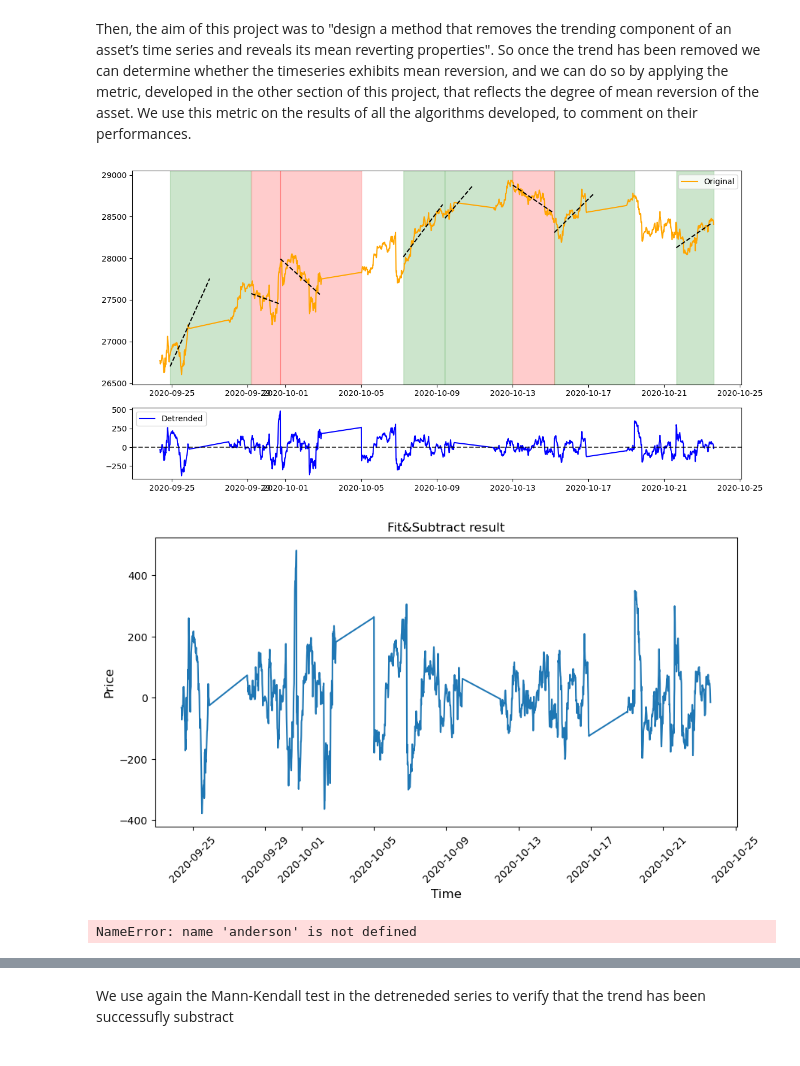
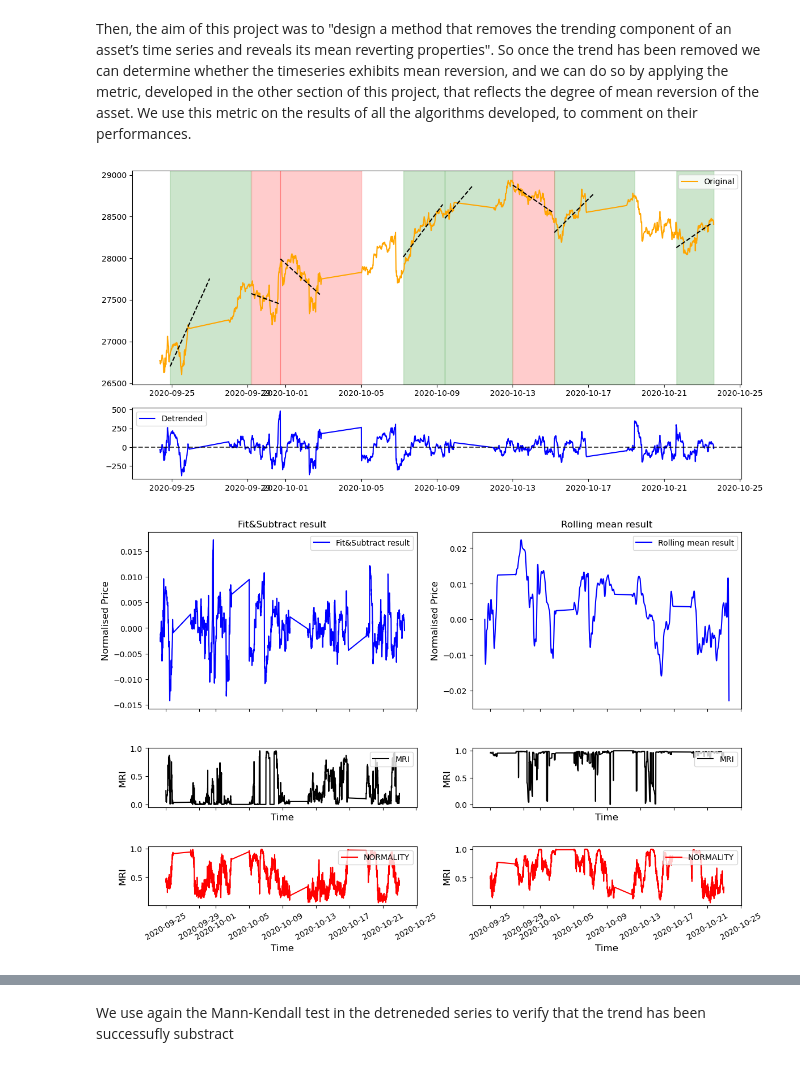
Before and after one commit to gpoccianti/LCP_projects_Y7, a Jupyter notebook: XSOR_report_(1)-7.ipynb, the cells around one changed output, grey strips where cells are left out. Saved outputs shown, nothing was run; the diff lists cells and outputs as text; code cells hidden in the pictures.

```diff
--- a/XSOR_report_(1)-7.ipynb
+++ b/XSOR_report_(1)-7.ipynb
@@ -233,7 +235,7 @@ from hurst import compute_Hc
 
 # Example usage:
 # Load the data
-df, close_data = import_data("data_M15/FTSE100_M15_201912230600_202411131015.csv") #"data_M15/DJ_M15_202009240845_202411131015.csv"
+df, close_data = import_data("data_M15/DJ_M15_202009240845_202411131015.csv")
 
 # Select the data range for analysis
 t_min = 1500
@@ -1509,8 +1518,7 @@ plot_power_spectrum_with_area(detrended, fs, cutoff, title="After Fitting and Su
 # %% [markdown]
 Then, the aim of this project was to "design a method that removes the trending component of an asset’s time series and reveals its mean reverting properties". So once the trend has been removed we can determine whether the timeseries exhibits mean reversion, and we can do so by applying the metric, developed in the other section of this project, that reflects the degree of mean reversion of the asset. We use this metric on the results of all the algorithms developed, to comment on their performances.
 # %%
-from functions import *
-from scipy.stats import anderson
+df,_=import_data(file)
 
 detrended_full,_=process_time_series(
     file,
@@ -1518,73 +1526,59 @@ detrended_full,_=process_time_series(
     start_index=96*0,
     end_index=96*20)
 
-plt.figure(figsize=(10, 5))
-plt.plot(detrended_full, label='Detrended data')
-plt.xlabel("Time", fontsize=12)
-plt.xticks(rotation=45)
-plt.ylabel("Price", fontsize=12)
-plt.title("Fit&Subtract result")
-plt.show()
-
 #ARIMA MRI
 #fit&sub
 df_fitsub=detrended_full
-df_fitsub["rect"] = detrended_full/filtered_sig
+df_fitsub["rect"] = detrended_full/df["HA_close"][start_index:end_index]  #filtered_sig
+#df_fitsub["rect"]=df_fitsub["rect"].dropna
 
 window = 120
 df_fitsub["amplitude"] = df_fitsub["rect"].rolling(window=window, center=True).apply(find_amplitudes, raw=True)
 df_fitsub["volatility"] = df_fitsub["rect"].rolling(window=window, center=True).apply(volatility, raw=True)
 df_fitsub["MRI"] = df_fitsub["rect"].rolling(window=window, center=True).apply(mean_revertion_index, raw=True)
 
 #rolling mean
 df_mean=df['HA_close'][start_index:end_index]
-filtered_sig=filter_signal_by_auc(df_mean.values, df_mean.index)
-df_mean["rect"] = (filtered_sig-filtered_sig.rolling(window=100, min_periods=1, center=False).mean())/(filtered_sig)
+filtered_sig=filter_signal_by_auc(df_mean.values,df_mean.index, discard_fraction=0.01)
+df_mean["rect"] = (filtered_sig-filtered_sig.rolling(window=get_period(filtered_sig), min_periods=1, center=False).mean())/(filtered_sig)
 
 window = 120
 df_mean["amplitude"] = df_mean["rect"].rolling(window=window, center=True).apply(find_amplitudes, raw=True)
 df_mean["volatility"] = df_mean["rect"].rolling(window=window, center=True).apply(volatility, raw=True)
 df_mean["MRI"] = df_mean["rect"].rolling(window=window, center=True).apply(mean_revertion_index, raw=True)
 
 #Normal MRI
 #fit&sub
 df_fitsub["normality"] = df_fitsub["rect"].rolling(window = window, center = True).apply(assess_normality_rolling, raw=True, args = (int(window/8),) ) #2400 should be ok
 #rolling mean
 df_mean["normality"] = df_mean["rect"].rolling(window = window, center = True).apply(assess_normality_rolling, raw=True, args = (int(window/8),) ) #2400 should be ok
 
 #plotting
 
-datasets = [
-    (df_fitsub, "Fit&Subtract result"),
-    (df_mean, "Rolling mean result"),
-]
+data_labels = ["rect", "MRI", "normality"]
+titles = ["Fit&Subtract result", "Rolling mean result"]
+y_labels = ["Normalised Price", "MRI", "MRI"]
+colors = ["blue", "black", "red"]
 
-mri_keys = ["MRI", "normality"]
-mri_colors = ["black", "red"]
+# Create figure with 3 rows and 2 columns
+fig, ax = plt.subplots(3, 2, figsize=(12, 8), sharex=True, gridspec_kw={'height_ratios': [3, 1, 1]})
+fig.tight_layout(pad=4)  # Adjust padding for better spacing
 
-for mri_key, color in zip(mri_keys, mri_colors):
-    fig, ax = plt.subplots(2, 2, figsize=(12, 7), sharex=True, gridspec_kw={'height_ratios': [3, 1]})
-    fig.tight_layout(pad=3)
+# Loop over rows (datasets, MRI, normality)
+for row, label in enumerate(data_labels):
+    for col, (df, title) in enumerate(zip([df_fitsub, df_mean], titles)):
+        ax[row, col].plot(df[label], color=colors[row], label=title if row == 0 else label.upper())
+        ax[row, col].set_title(title if row == 0 else "")
+        ax[row, col].set_ylabel(y_labels[row], fontsize=12)
+        ax[row, col].legend(loc='upper right')
+        if row > 0:
+            ax[row, col].set_xlabel('Time', fontsize=12)
+            ax[row, col].tick_params(axis='x', rotation=30)  # Rotate x labels for MRI & normality rows
 
-    for i, (df, title) in enumerate(datasets):
-        # Top row: Normalized Data Plots
-        ax[0, i].plot(df["rect"], label='Normalised data')
-        ax[0, i].set_title(title)
-        ax[0, i].set_ylabel('Normalised Price', fontsize=12)
-        ax[0, i].legend(loc='upper right')
-
-        # Bottom row: MRI Plots
-        ax[1, i].plot(df[mri_key], color=color, label=f'{"Normal" if mri_key == "normality" else "ARIMA"} MRI')
-        ax[1, i].set_ylabel('MRI', fontsize=12)
-        ax[1, i].set_xlabel('Time', fontsize=12)
-        ax[1, i].legend(loc='upper right')
-        ax[1, i].tick_params(axis='x', rotation=30)
-
-    plt.show()
+plt.show()
 # %% [output]
 [figure]
-[figure, old version]
+[figure, new version]
-NameError: name 'anderson' is not defined
 # %%
 import numpy as np
 import pandas as pd
```
Also changed, not shown: parts of 24 cells of this notebook, 8 other files.
